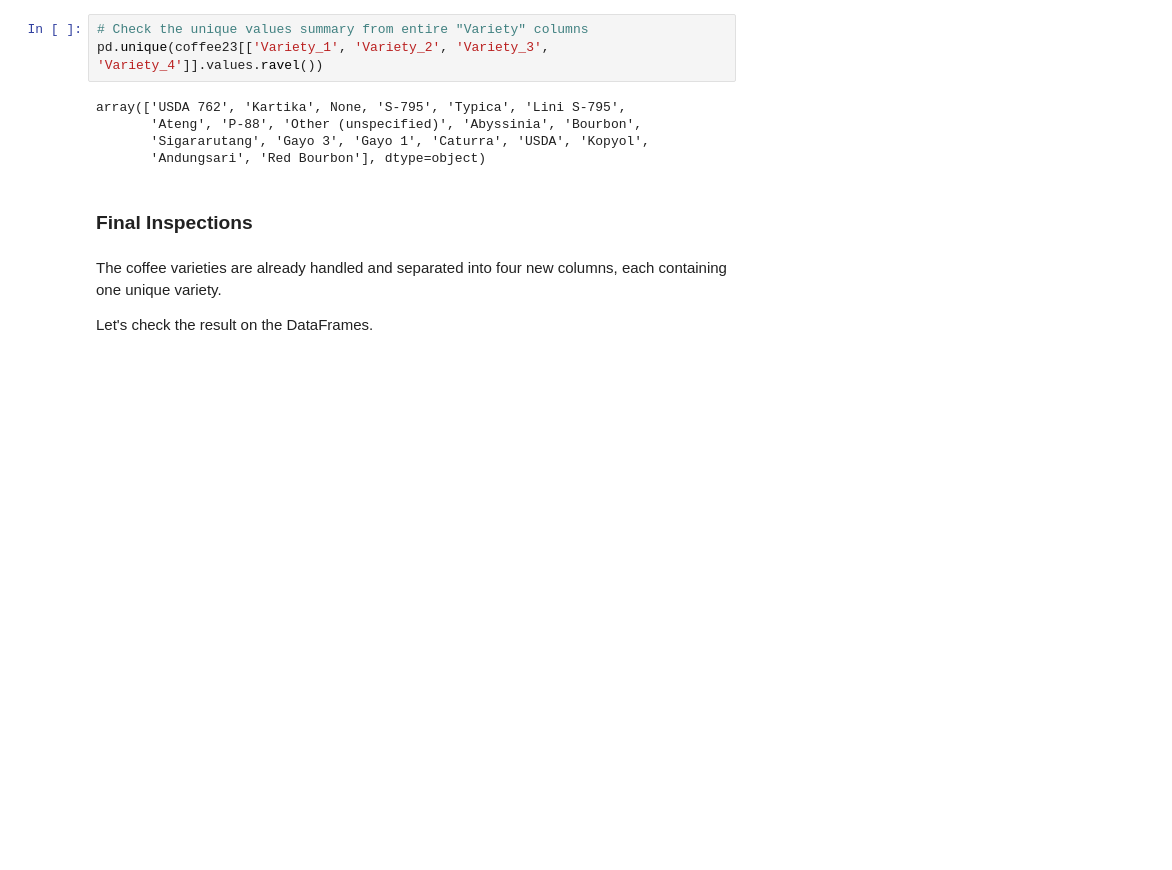
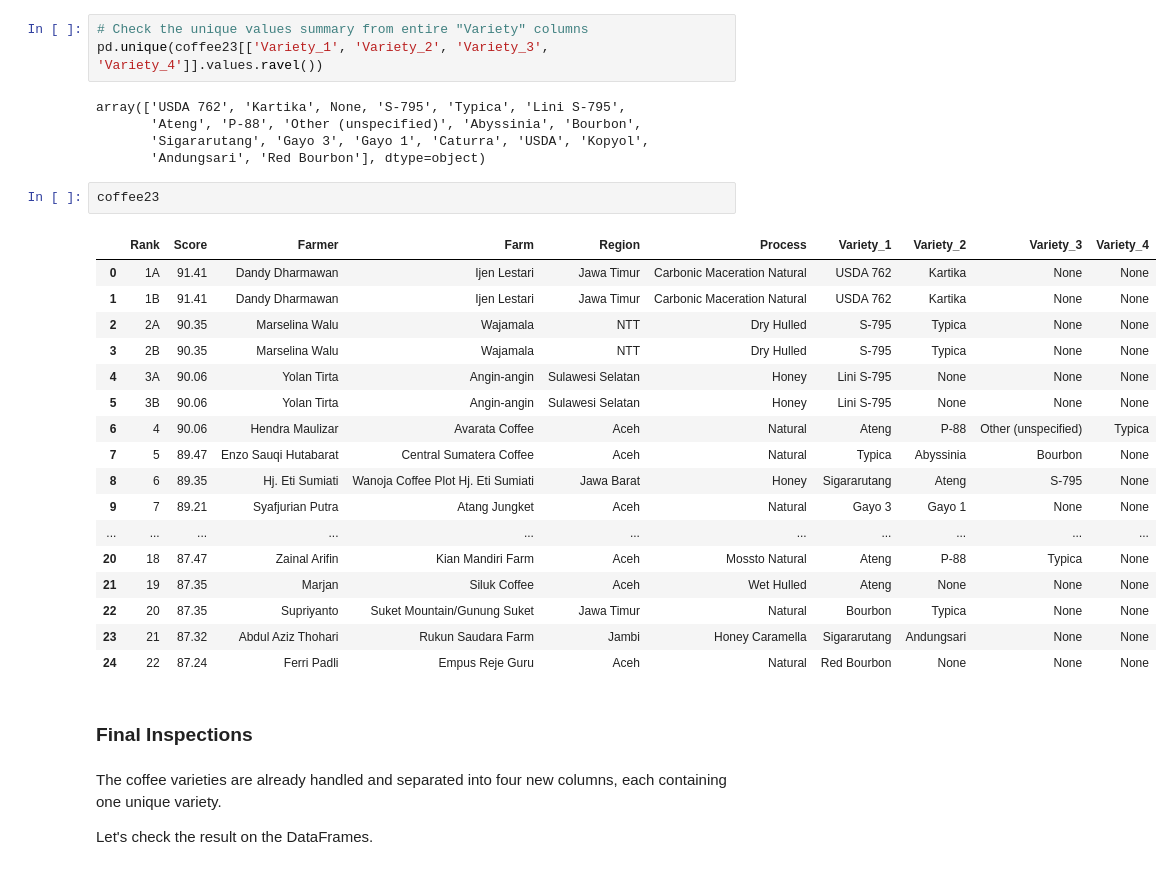
Before and after one commit to anggoro-bimo/indonesia-coe, a Jupyter notebook: notebooks/03. data_wrangling.ipynb, the cells around one changed output. Cells and saved outputs as stored; diff of their text form; blank space fills up the shorter version.

```diff
--- a/notebooks/03. data_wrangling.ipynb
+++ b/notebooks/03. data_wrangling.ipynb
@@ -1022,6 +1048,26 @@ array(['USDA 762', 'Kartika', None, 'S-795', 'Typica', 'Lini S-795',
        'Ateng', 'P-88', 'Other (unspecified)', 'Abyssinia', 'Bourbon',
        'Sigararutang', 'Gayo 3', 'Gayo 1', 'Caturra', 'USDA', 'Kopyol',
        'Andungsari', 'Red Bourbon'], dtype=object)
+# %%
+coffee23
+# %% [output]
+|  | Rank | Score | Farmer | Farm | Region | Process | Variety_1 | Variety_2 | Variety_3 | Variety_4 |
+| 0 | 1A | 91.41 | Dandy Dharmawan | Ijen Lestari | Jawa Timur | Carbonic Maceration Natural | USDA 762 | Kartika | None | None |
+| 1 | 1B | 91.41 | Dandy Dharmawan | Ijen Lestari | Jawa Timur | Carbonic Maceration Natural | USDA 762 | Kartika | None | None |
+| 2 | 2A | 90.35 | Marselina Walu | Wajamala | NTT | Dry Hulled | S-795 | Typica | None | None |
+| 3 | 2B | 90.35 | Marselina Walu | Wajamala | NTT | Dry Hulled | S-795 | Typica | None | None |
+| 4 | 3A | 90.06 | Yolan Tirta | Angin-angin | Sulawesi Selatan | Honey | Lini S-795 | None | None | None |
+| 5 | 3B | 90.06 | Yolan Tirta | Angin-angin | Sulawesi Selatan | Honey | Lini S-795 | None | None | None |
+| 6 | 4 | 90.06 | Hendra Maulizar | Avarata Coffee | Aceh | Natural | Ateng | P-88 | Other (unspecified) | Typica |
+| 7 | 5 | 89.47 | Enzo Sauqi Hutabarat | Central Sumatera Coffee | Aceh | Natural | Typica | Abyssinia | Bourbon | None |
+| 8 | 6 | 89.35 | Hj. Eti Sumiati | Wanoja Coffee Plot Hj. Eti Sumiati | Jawa Barat | Honey | Sigararutang | Ateng | S-795 | None |
+| 9 | 7 | 89.21 | Syafjurian Putra | Atang Jungket | Aceh | Natural | Gayo 3 | Gayo 1 | None | None |
+| ... | ... | ... | ... | ... | ... | ... | ... | ... | ... | ... |
+| 20 | 18 | 87.47 | Zainal Arifin | Kian Mandiri Farm | Aceh | Mossto Natural | Ateng | P-88 | Typica | None |
+| 21 | 19 | 87.35 | Marjan | Siluk Coffee | Aceh | Wet Hulled | Ateng | None | None | None |
+| 22 | 20 | 87.35 | Supriyanto | Suket Mountain/Gunung Suket | Jawa Timur | Natural | Bourbon | Typica | None | None |
+| 23 | 21 | 87.32 | Abdul Aziz Thohari | Rukun Saudara Farm | Jambi | Honey Caramella | Sigararutang | Andungsari | None | None |
+| 24 | 22 | 87.24 | Ferri Padli | Empus Reje Guru | Aceh | Natural | Red Bourbon | None | None | None |
 # %% [markdown]
 ### Final Inspections
 # %% [markdown]
```
Also changed, not shown: parts of 13 cells of this notebook.
